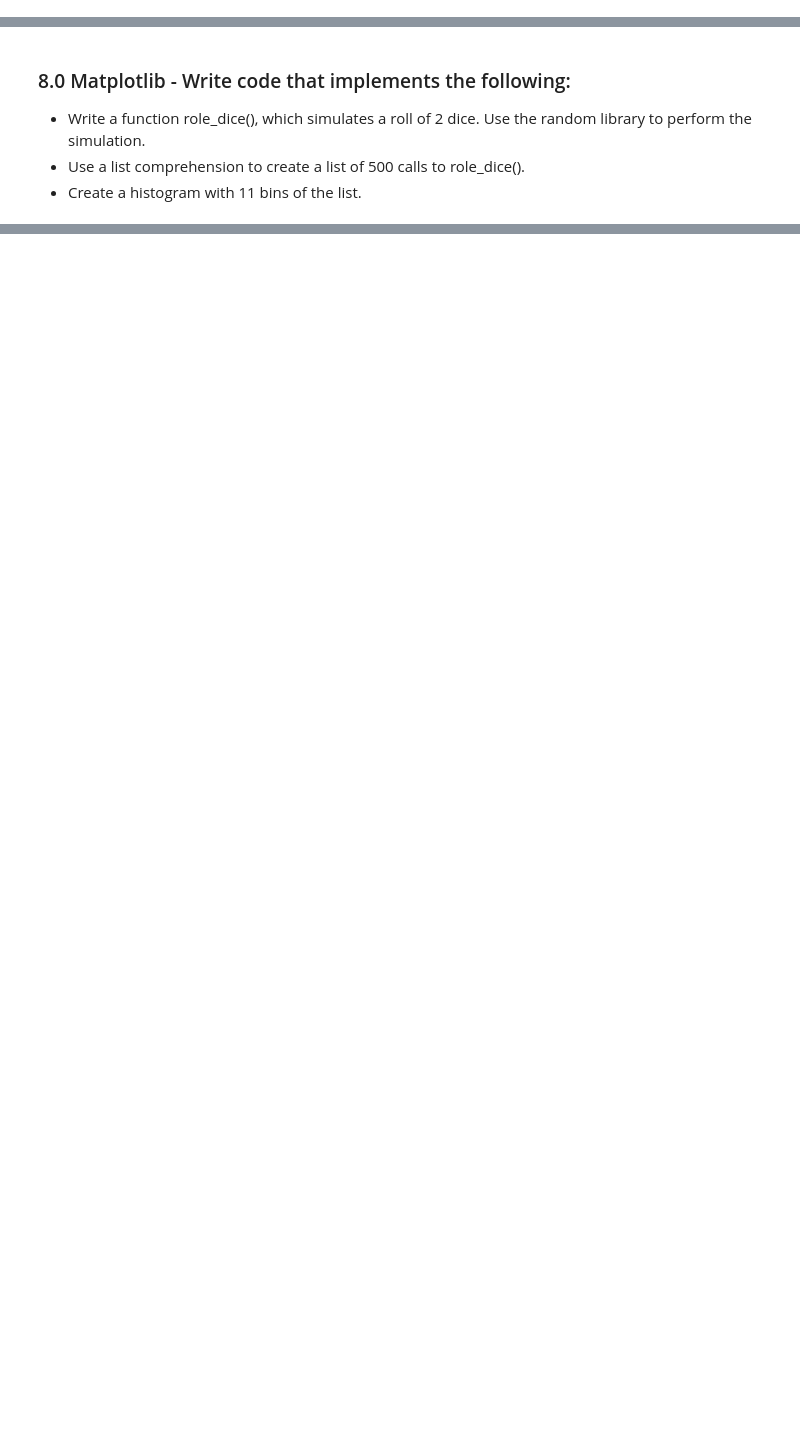
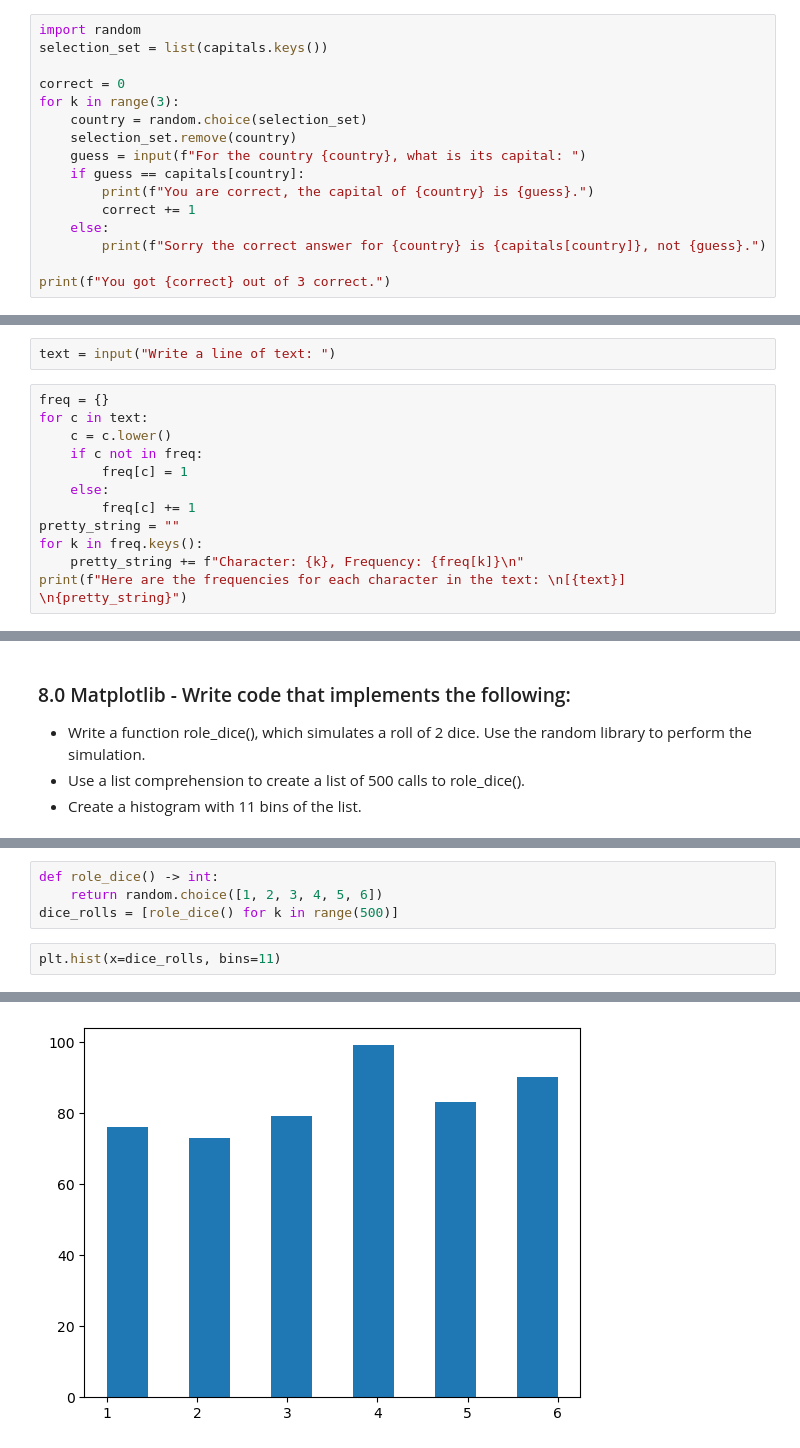
Before and after one commit to Ezequiel-Valencia/grad-5100, a Jupyter notebook: HW 3/assignment_01_python_fundamentals.ipynb, the cells around one changed output, grey strips where cells are left out. Cells and saved outputs as stored; diff of their text form; blank space fills up the shorter version.

```diff
--- a/HW 3/assignment_01_python_fundamentals.ipynb
+++ b/HW 3/assignment_01_python_fundamentals.ipynb
@@ -60,0 +73,16 @@ You are 24 years == 8760 days == 210240 hours == 12614400 seconds old.
+# %%
+import random
+selection_set = list(capitals.keys())
+
+correct = 0
+for k in range(3):
+    country = random.choice(selection_set)
+    selection_set.remove(country)
+    guess = input(f"For the country {country}, what is its capital: ")
+    if guess == capitals[country]:
+        print(f"You are correct, the capital of {country} is {guess}.")
+        correct += 1
+    else:
+        print(f"Sorry the correct answer for {country} is {capitals[country]}, not {guess}.")
+
+print(f"You got {correct} out of 3 correct.")
@@ -64,3 +97,17 @@ You are 24 years == 8760 days == 210240 hours == 12614400 seconds old.
 - Prompt the user for a line of text using the he following text for your prompt:  "Write a line of text: "
 - Use a dictionary to store frequency count of the letters.
 - Output the frequencies, i.e., for each letter encountered, give the number of times it appears in the text.
+# %%
+text = input("Write a line of text: ")
+# %%
+freq = {}
+for c in text:
+    c = c.lower()
+    if c not in freq:
+        freq[c] = 1
+    else:
+        freq[c] += 1
+pretty_string = ""
+for k in freq.keys():
+    pretty_string += f"Character: {k}, Frequency: {freq[k]}\n"
+print(f"Here are the frequencies for each character in the text: \n[{text}] \n{pretty_string}")
@@ -88,0 +226,7 @@ You are 24 years == 8760 days == 210240 hours == 12614400 seconds old.
+# %%
+def role_dice() -> int:
+    return random.choice([1, 2, 3, 4, 5, 6])
+dice_rolls = [role_dice() for k in range(500)]
+# %%
+plt.hist(x=dice_rolls, bins=11)
+# %% [output]
@@ -88,0 +238 @@ You are 24 years == 8760 days == 210240 hours == 12614400 seconds old.
+[figure, added]
```
Also changed, not shown: parts of 16 cells of this notebook, 3 other files.
